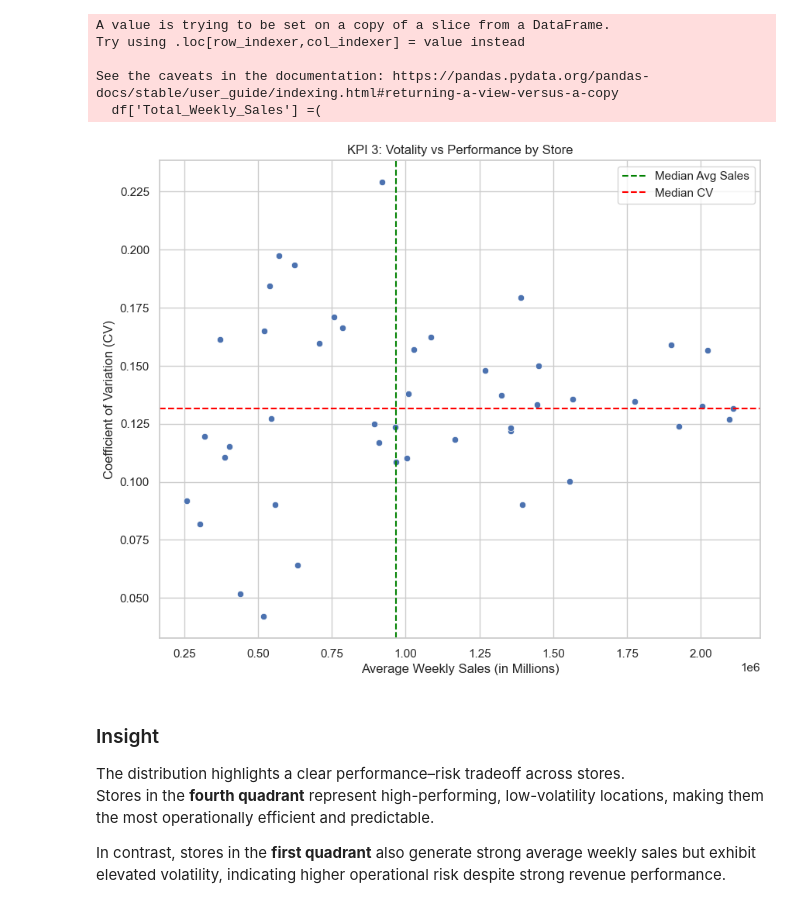
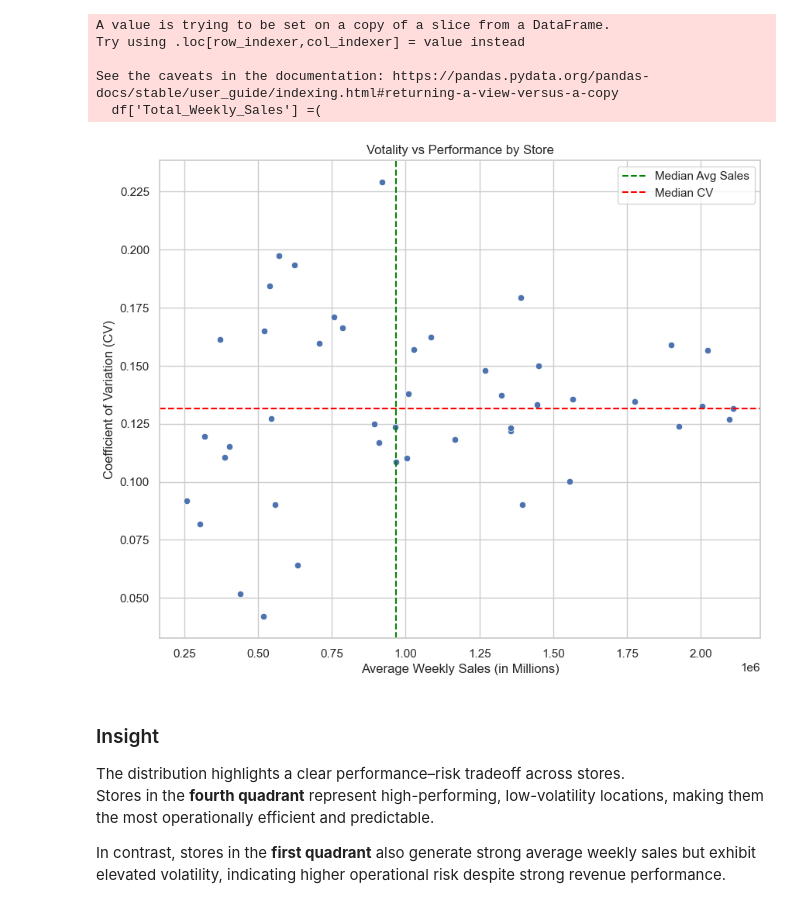
Before and after one commit to DavidO1621/Walmart-kpi-project, a Jupyter notebook: notebooks/03_Volatility&Risk.ipynb, the cells around one changed output. Drawn from its saved outputs; the diff is of its cells as text; code cells hidden in the pictures.

```diff
--- a/notebooks/03_Volatility&Risk.ipynb
+++ b/notebooks/03_Volatility&Risk.ipynb
@@ -174,29 +174,29 @@ See the caveats in the documentation: https://pandas.pydata.org/pandas-docs/stab
 # %%
 sns.set(style= 'whitegrid')
 
 plt.figure(figsize=(10,8))
 
 sns.scatterplot(
     data = kpi3,
     x ='Avg_Weekly_Sales',
     y = 'CV'
 )
 plt.axvline(avg_sales_median,
             linestyle ='--',
             color ='green',
             label ='Median Avg Sales')
 plt.axhline(CV_median,
             linestyle = '--',
             color ='red',
             label ='Median CV')
 
-plt.title('KPI 3: Votality vs Performance by Store')
+plt.title('Votality vs Performance by Store')
 plt.xlabel('Average Weekly Sales (in Millions)')
 plt.ylabel('Coefficient of Variation (CV)')
 plt.legend(loc ='upper right')
 plt.show()
 # %% [output]
-[figure, old version]
+[figure, new version]
 # %% [markdown]
 ### Insight
 
```
Also changed, not shown: 6 other files.
